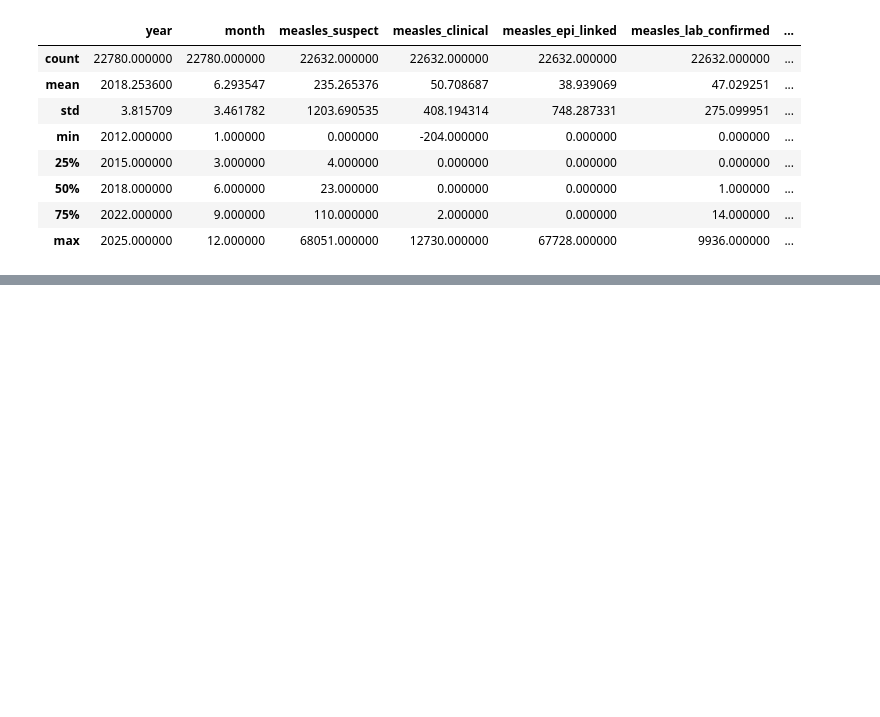
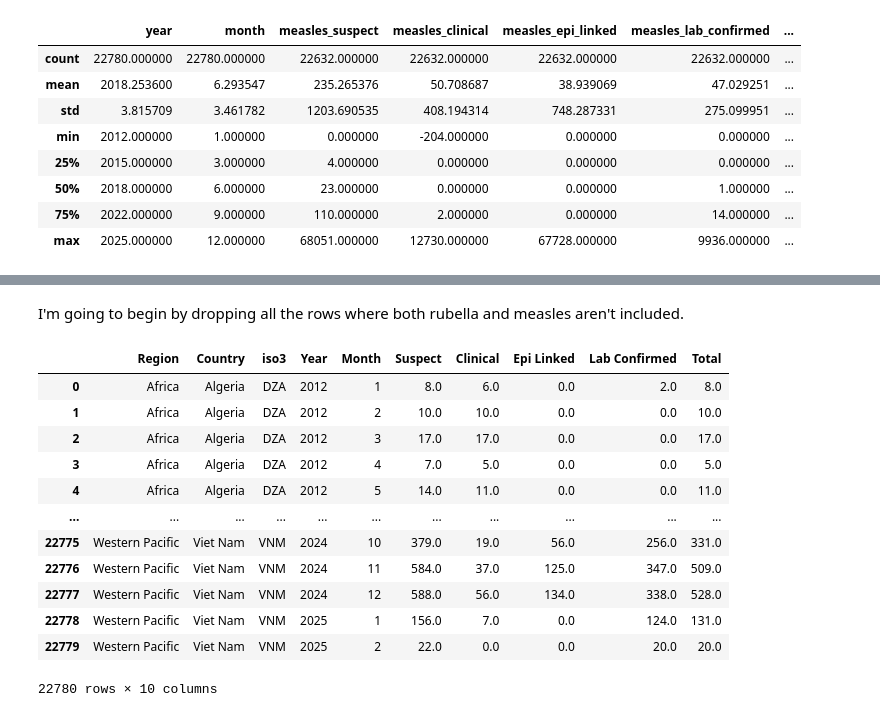
Before and after one commit to vanillaloki9306/Measles-and-Rubella-dataset-project, a Jupyter notebook: Measles_and_Rubella_project.ipynb, the cells around one changed output, grey strips where cells are left out. Cells and saved outputs as stored; diff of their text form; code cells hidden in the pictures; blank space fills up the shorter version.

```diff
--- a/Measles_and_Rubella_project.ipynb
+++ b/Measles_and_Rubella_project.ipynb
@@ -77,0 +84,3 @@ cases_month.describe()
+# %%
+cases_month = cases_month.drop_duplicates()
+cases_month.info()
@@ -77,0 +164,29 @@ cases_month.describe()
+# %% [markdown]
+I'm going to begin by dropping all the rows where both rubella and measles aren't included.
+# %%
+cases_month = cases_month.dropna(subset = ['measles_total', 'rubella_total'], how='all')
+cases_measles = pd.DataFrame({'Region': cases_month['region'],
+                               'Country': cases_month['country'],
+                               'iso3': cases_month['iso3'],
+                               'Year': cases_month["year"],
+                               'Month': cases_month['month'],
+                               'Suspect': cases_month['measles_suspect'],
+                               'Clinical': cases_month["measles_clinical"],
+                               'Epi Linked': cases_month['measles_epi_linked'],
+                               'Lab Confirmed': cases_month['measles_lab_confirmed'],
+                               'Total': cases_month['measles_total']})
+cases_measles
+# %% [output]
+|  | Region | Country | iso3 | Year | Month | Suspect | Clinical | Epi Linked | Lab Confirmed | Total |
+| 0 | Africa | Algeria | DZA | 2012 | 1 | 8.0 | 6.0 | 0.0 | 2.0 | 8.0 |
+| 1 | Africa | Algeria | DZA | 2012 | 2 | 10.0 | 10.0 | 0.0 | 0.0 | 10.0 |
+| 2 | Africa | Algeria | DZA | 2012 | 3 | 17.0 | 17.0 | 0.0 | 0.0 | 17.0 |
+| 3 | Africa | Algeria | DZA | 2012 | 4 | 7.0 | 5.0 | 0.0 | 0.0 | 5.0 |
+| 4 | Africa | Algeria | DZA | 2012 | 5 | 14.0 | 11.0 | 0.0 | 0.0 | 11.0 |
+| ... | ... | ... | ... | ... | ... | ... | ... | ... | ... | ... |
+| 22775 | Western Pacific | Viet Nam | VNM | 2024 | 10 | 379.0 | 19.0 | 56.0 | 256.0 | 331.0 |
+| 22776 | Western Pacific | Viet Nam | VNM | 2024 | 11 | 584.0 | 37.0 | 125.0 | 347.0 | 509.0 |
+| 22777 | Western Pacific | Viet Nam | VNM | 2024 | 12 | 588.0 | 56.0 | 134.0 | 338.0 | 528.0 |
+| 22778 | Western Pacific | Viet Nam | VNM | 2025 | 1 | 156.0 | 7.0 | 0.0 | 124.0 | 131.0 |
+| 22779 | Western Pacific | Viet Nam | VNM | 2025 | 2 | 22.0 | 0.0 | 0.0 | 20.0 | 20.0 |
+22780 rows × 10 columns
```
Also changed, not shown: parts of 16 cells of this notebook.
